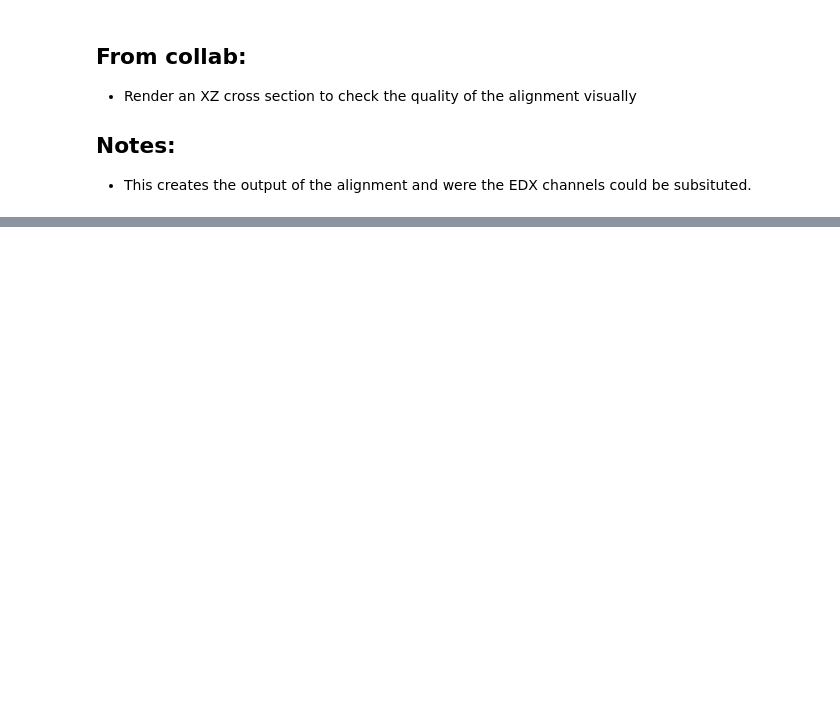
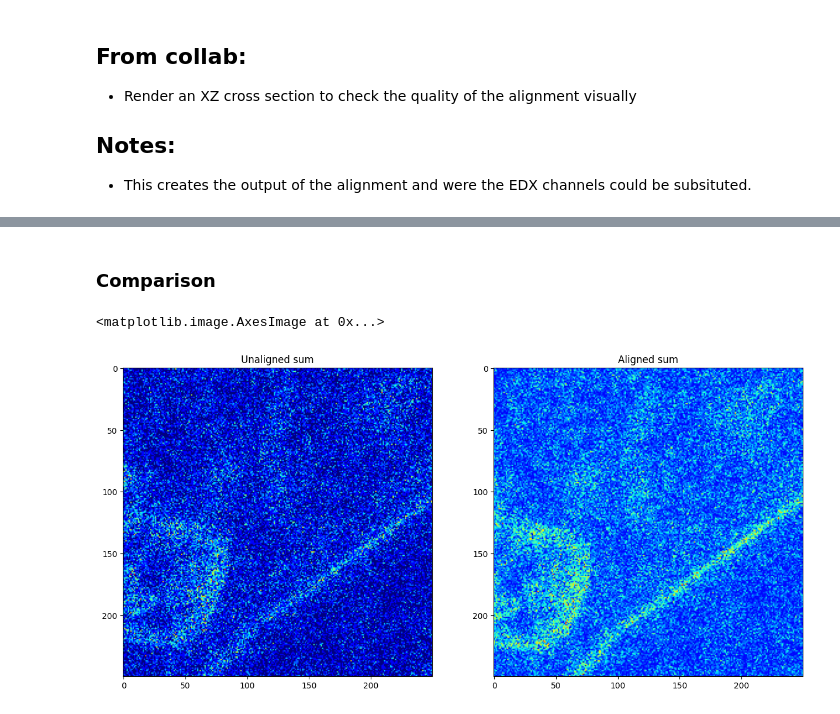
Before and after one commit to amjams/PreHyperspectralEDX, a Jupyter notebook: preprocessing_basic/05_alignment_SOFIMA.ipynb, the cells around one changed output, grey strips where cells are left out. Drawn from its saved outputs; the diff is of its cells as text; code cells hidden in the pictures; blank space fills up the shorter version.

```diff
--- a/preprocessing_basic/05_alignment_SOFIMA.ipynb
+++ b/preprocessing_basic/05_alignment_SOFIMA.ipynb
@@ -514,0 +603,29 @@ Saved alignment figures to: results/20251120_131232_alignment
+# %%
+pad_remove = patch_size // 2
+
+# Crop region size
+crop_size = 2048 - 2*pad_remove
+
+inv_map = map_utils.invert_map(solved, box1x, box1x, stride)
+
+# Initialize warped list with cropped slice 0
+warped = [np.transpose(unaligned_element[pad_remove:2048-pad_remove,pad_remove:2048-pad_remove,0:1,0].read().result(),[2, 1, 0])]
+
+for z in tqdm(range(1, unaligned_element.shape[2])):
+
+    data_box = bounding_box.BoundingBox(start=(0, 0, 0),size=(2048, 2048, 1))
+
+    out_box = bounding_box.BoundingBox(start=(pad_remove, pad_remove, 0),size=(crop_size, crop_size, 1))
+
+    data = np.transpose(unaligned_element[data_box.start[0]:data_box.end[0],data_box.start[1]:data_box.end[1],z:z+1,0:1].read().result(),[3, 2, 1, 0])
+
+    warped_slice = warp.warp_subvolume(data,data_box,inv_map[:, z:z+1, ...],box1x,stride,
+        out_box,
+        'lanczos',
+        parallelism=1
+    )[0, ...]
+
+    warped.append(warped_slice)
+
+warped_xyz = np.transpose(np.concatenate(warped, axis=0), [2, 1, 0])
+print(warped_xyz.shape)
@@ -514,0 +678,21 @@ Saved alignment figures to: results/20251120_131232_alignment
+# %% [markdown]
+### Comparison
+# %%
+from skimage.exposure import match_histograms
+
+# Extract the images you want to match
+ref = data_1x_element_ref[pad_remove:2048-pad_remove,pad_remove:2048-pad_remove]
+src = np.sum(warped_xyz, axis=2).squeeze()
+
+# histogram matching (optional
+matched = match_histograms(src, ref, channel_axis=None)
+f, ax = plt.subplots(1, 2, figsize=(15,10))
+
+ax[0].set_title("Unaligned sum")
+ax[0].imshow(ref[250:500,250:500], cmap='jet')
+
+ax[1].set_title("Aligned sum")
+ax[1].imshow(src[250:500,250:500], cmap='jet')
+# %% [output]
+<matplotlib.image.AxesImage at 0x...>
+[figure, added]
```
Also changed, not shown: parts of 25 cells of this notebook, 2 other files.
